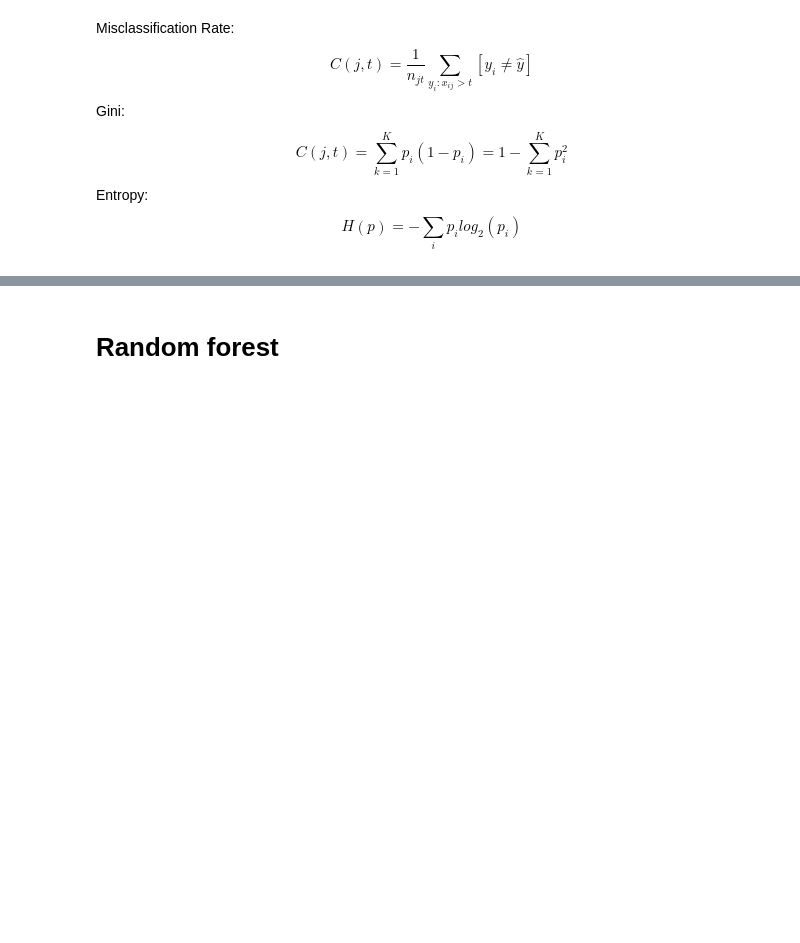
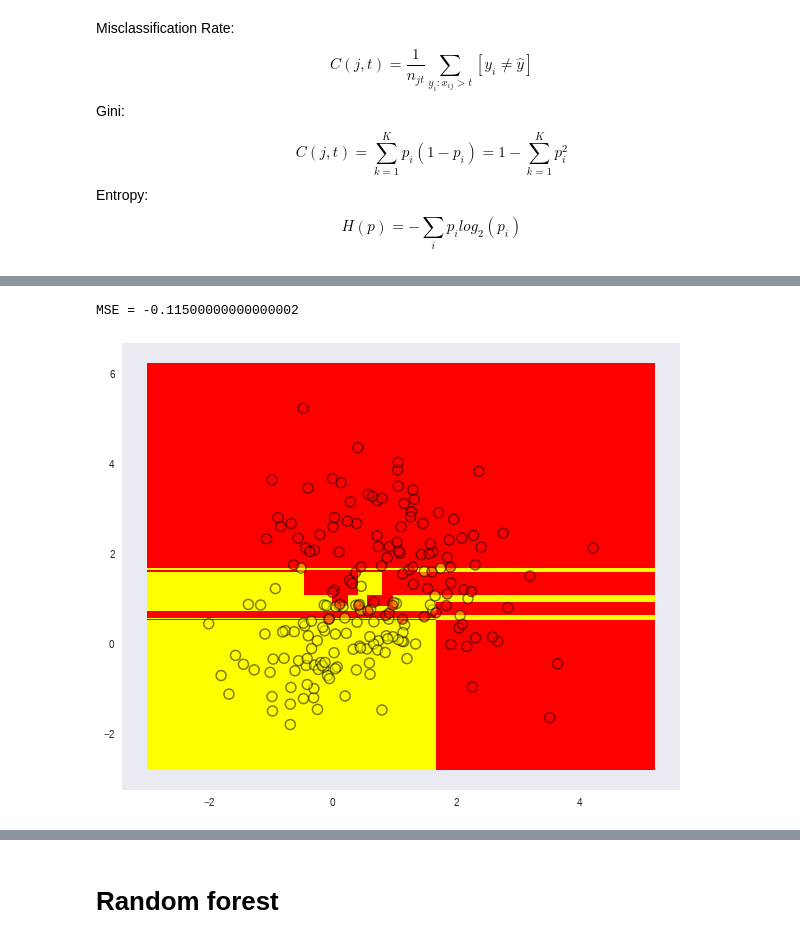
Before and after one commit to amorgun/shad-ml-notebooks, a Jupyter notebook: notebooks/s1-3/trees.ipynb, the cells around one changed output, grey strips where cells are left out. Saved outputs shown, nothing was run; the diff lists cells and outputs as text; code cells hidden in the pictures; blank space fills up the shorter version.

```diff
--- a/notebooks/s1-3/trees.ipynb
+++ b/notebooks/s1-3/trees.ipynb
@@ -140,0 +167,5 @@ lowest_impurity = np.argmin(impurity);
+# %%
+show_classifier(X, y, DecisionTreeClassifier(), print_score=True);
+# %% [output]
+MSE = -0.11500000000000002
+[figure, added]
```
Also changed, not shown: parts of 18 cells of this notebook.
